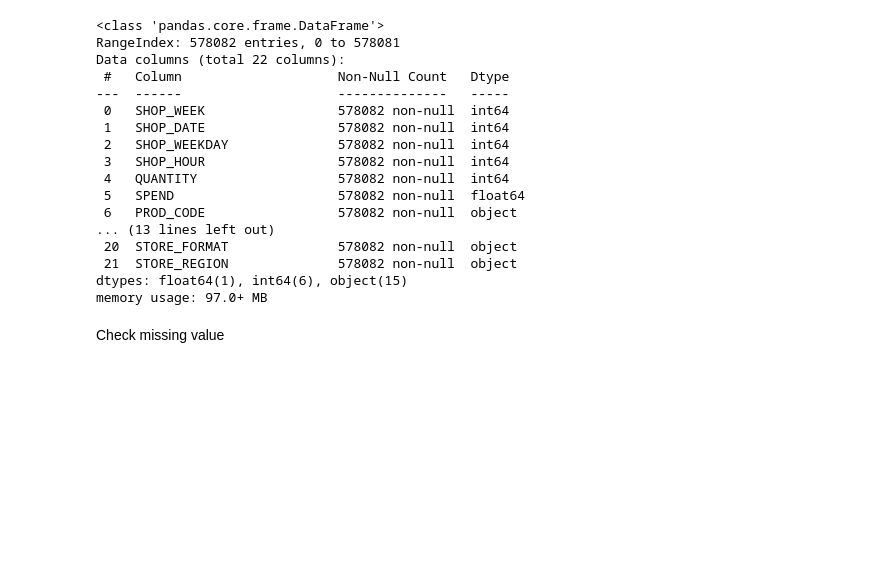
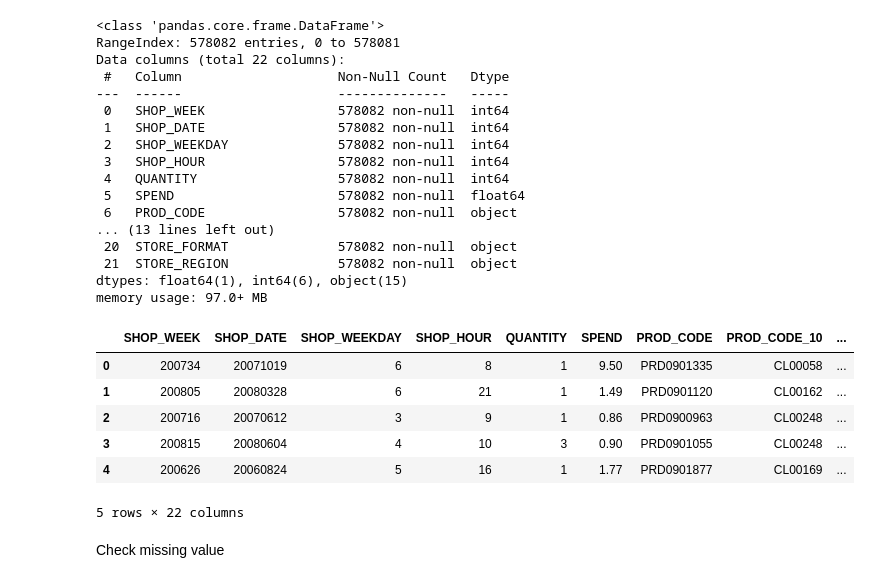
Before and after one commit to AsmaMora/Customer_Analytics, a Jupyter notebook: MADT8101_Customer_single_view.ipynb, the cells around one changed output. Drawn from its saved outputs; the diff is of its cells as text; code cells hidden in the pictures; blank space fills up the shorter version.

```diff
--- a/MADT8101_Customer_single_view.ipynb
+++ b/MADT8101_Customer_single_view.ipynb
@@ -20,7 +20,7 @@ from sklearn.metrics import silhouette_score
 # %% [markdown]
 ###Import raw data
 # %%
-path = '/content/drive/MyDrive/Project MADT8101/supermarket.csv'
+path = '/content/drive/MyDrive/Project MADT8101/data/supermarket.csv'
 # %%
 df_ = pd.read_csv(path)
 # %%
@@ -49,6 +49,16 @@ Data columns (total 22 columns):
  21  STORE_REGION              578082 non-null  object
 dtypes: float64(1), int64(6), object(15)
 memory usage: 97.0+ MB
+# %%
+raw.head()
+# %% [output]
+|  | SHOP_WEEK | SHOP_DATE | SHOP_WEEKDAY | SHOP_HOUR | QUANTITY | SPEND | PROD_CODE | PROD_CODE_10 | ... |
+| 0 | 200734 | 20071019 | 6 | 8 | 1 | 9.50 | PRD0901335 | CL00058 | ... |
+| 1 | 200805 | 20080328 | 6 | 21 | 1 | 1.49 | PRD0901120 | CL00162 | ... |
+| 2 | 200716 | 20070612 | 3 | 9 | 1 | 0.86 | PRD0900963 | CL00248 | ... |
+| 3 | 200815 | 20080604 | 4 | 10 | 3 | 0.90 | PRD0901055 | CL00248 | ... |
+| 4 | 200626 | 20060824 | 5 | 16 | 1 | 1.77 | PRD0901877 | CL00169 | ... |
+5 rows × 22 columns
 # %% [markdown]
 Check missing value
 # %%
```
Also changed, not shown: parts of 6 cells of this notebook.
